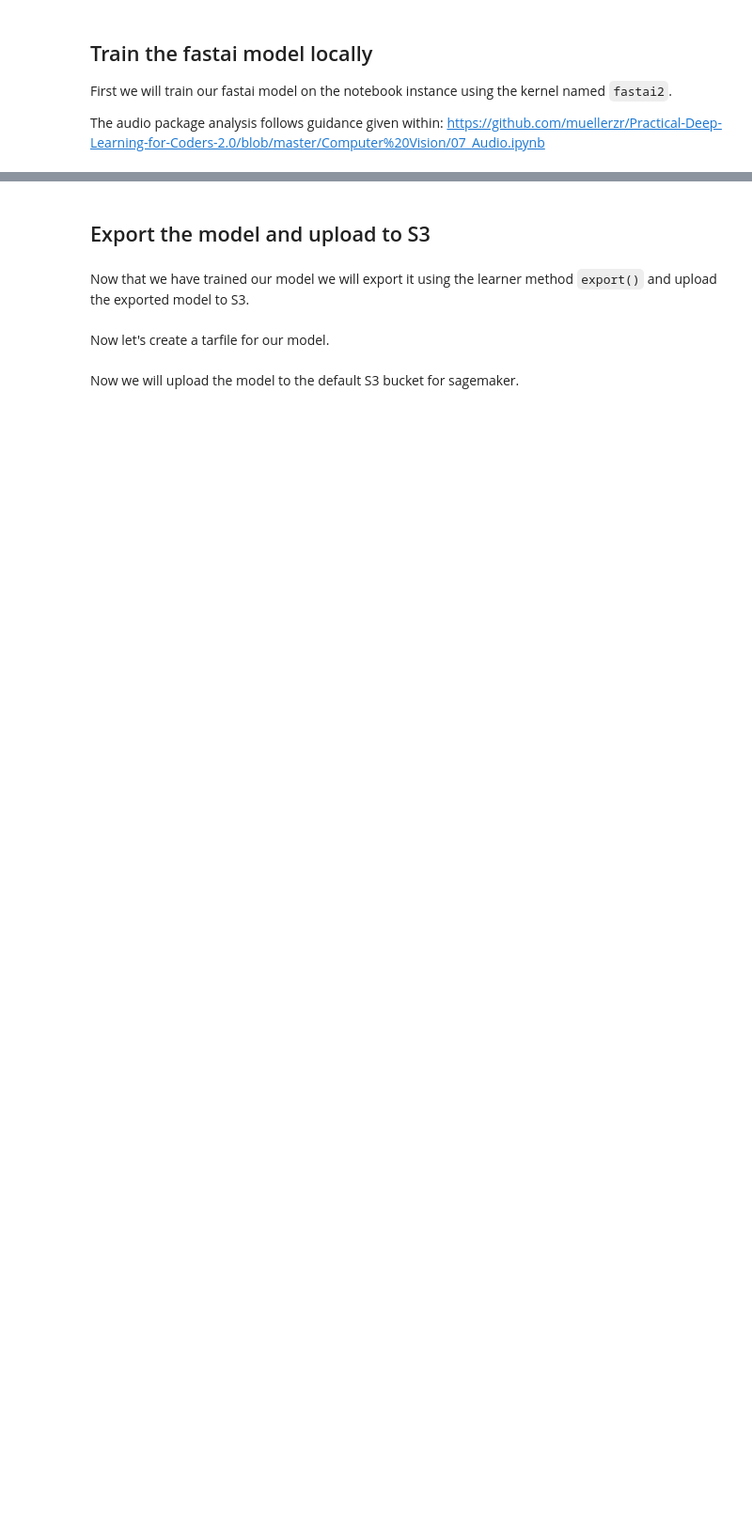
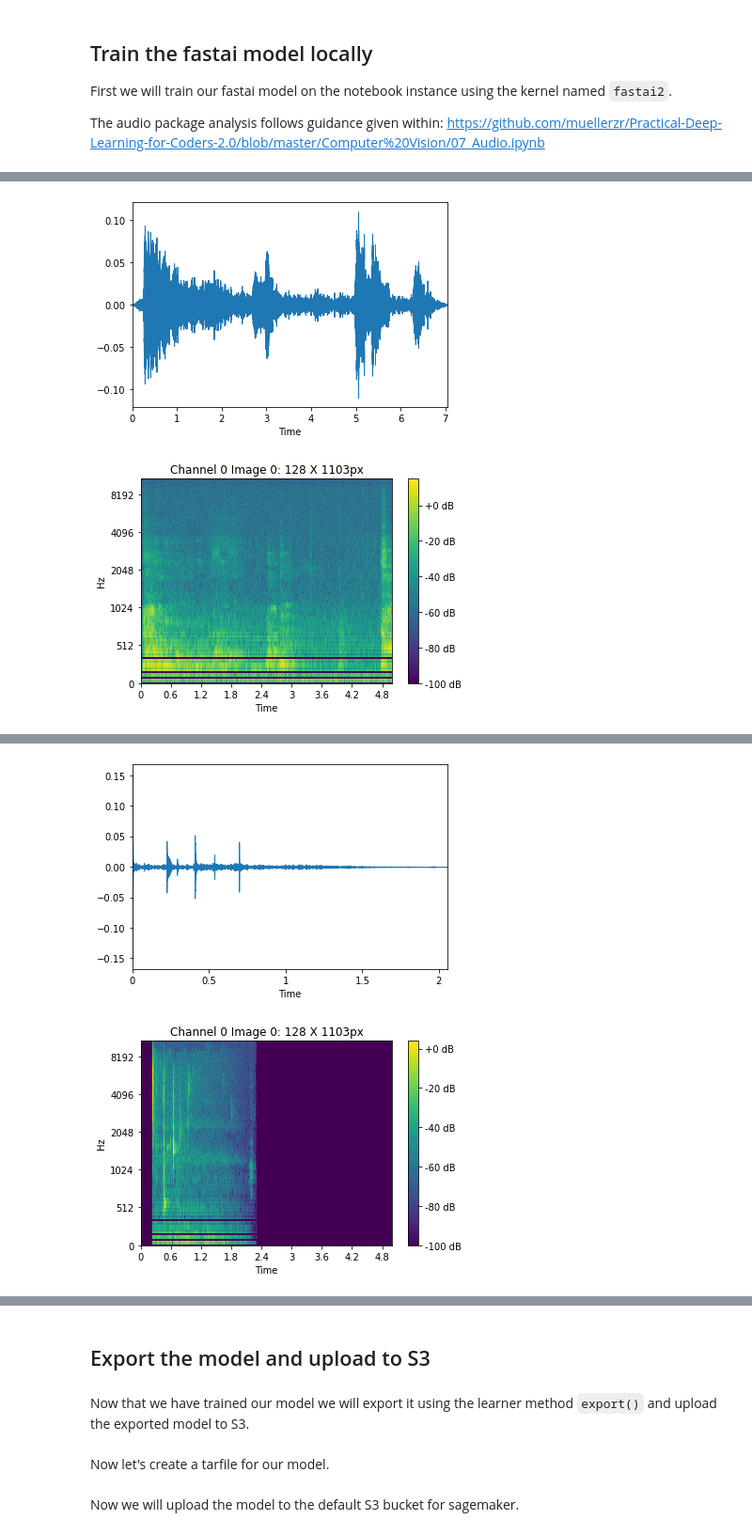
Before and after one commit to mikful/udacity-mlend-capstone, a Jupyter notebook: fastai2_deploy_sagemaker.ipynb, the cells around one changed output, grey strips where cells are left out. Shown at 94% size. Drawn from its saved outputs; the diff is of its cells as text; code cells hidden in the pictures; blank space fills up the shorter version.

Commit message:
feat: development of audio training and deployment notebook

```diff
--- a/fastai2_deploy_sagemaker.ipynb
+++ b/fastai2_deploy_sagemaker.ipynb
@@ -49,0 +138,5 @@ ModuleNotFoundError: No module named 'fastai2_audio'
+# %%
+#from tqdm import tqdm
+#for ind in tqdm(df_curated.index):
+fdir = '../data/train_curated'
+fpaths = [Path(fdir,df_curated['fname'][ind]) for ind in df_curated.index]
@@ -49,0 +162,2 @@ ModuleNotFoundError: No module named 'fastai2_audio'
+# %%
+cfg = AudioConfig.BasicMelSpectrogram()
@@ -49,0 +174,3 @@ ModuleNotFoundError: No module named 'fastai2_audio'
+# %%
+aud2spec = AudioToSpec.from_cfg(cfg)
+crop = CropSignal(5000)
@@ -49,0 +179,8 @@ ModuleNotFoundError: No module named 'fastai2_audio'
+# %%
+pipe = Pipeline([AudioTensor.create, crop, aud2spec])
+# %%
+for fn in fpaths[:3]:
+    audio = AudioTensor.create(fn)
+    audio.show()
+    pipe(fn).show()
+# %% [output]
@@ -49,0 +188,2 @@ ModuleNotFoundError: No module named 'fastai2_audio'
+[figure, added]
+[figure, added]
@@ -49,0 +191,2 @@ ModuleNotFoundError: No module named 'fastai2_audio'
+[figure, added]
+[figure, added]
```
Also changed, not shown: parts of 71 cells of this notebook.
